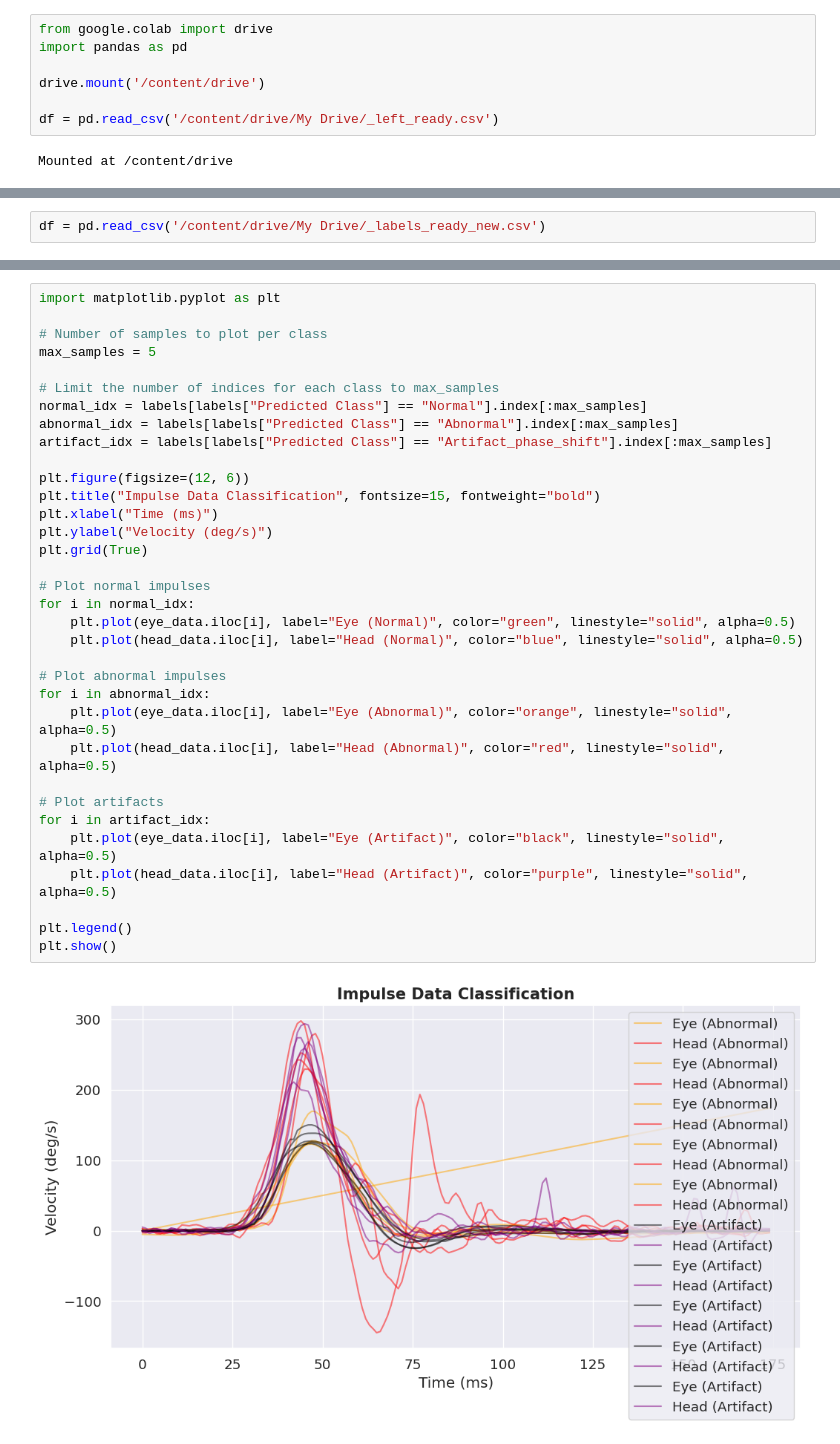
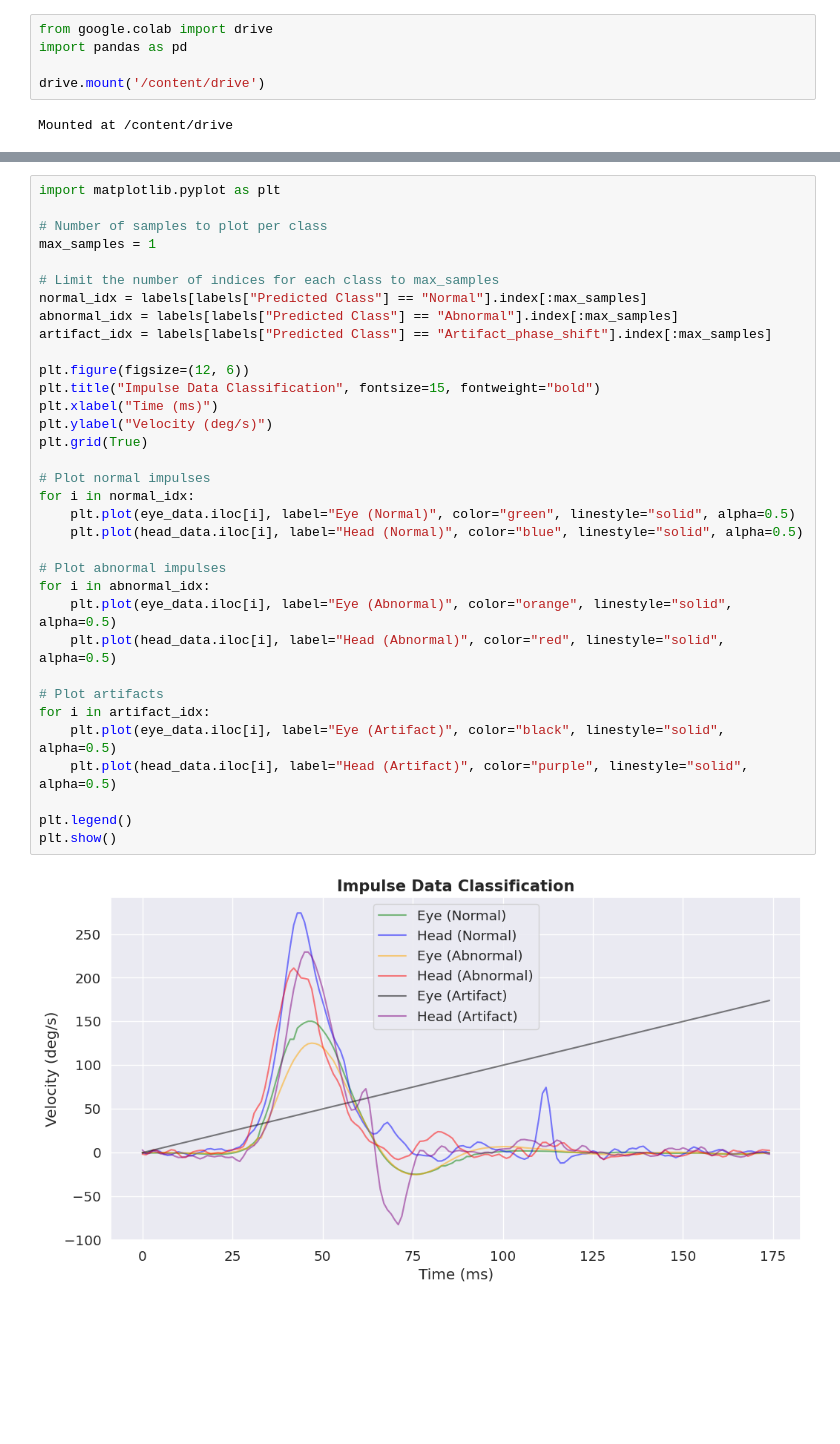
Before and after one commit to makarova-anna/COURSE_WORK_MSU_AI, a Jupyter notebook: Project_DL_Makarova_Anna.ipynb, the cells around one changed output, grey strips where cells are left out. Saved outputs shown, nothing was run; the diff lists cells and outputs as text; blank space fills up the shorter version.

```diff
--- a/Project_DL_Makarova_Anna.ipynb
+++ b/Project_DL_Makarova_Anna.ipynb
@@ -3,7 +3,5 @@ from google.colab import drive
 import pandas as pd
 
 drive.mount('/content/drive')
-
-df = pd.read_csv('/content/drive/My Drive/_left_ready.csv')
 # %% [output]
 Mounted at /content/drive
@@ -20,2 +7,0 @@ df.head()
-# %%
-df = pd.read_csv('/content/drive/My Drive/_labels_ready_new.csv')
@@ -340,35 +740,35 @@ Head data shape: (3797, 175)
 import matplotlib.pyplot as plt
 
 # Number of samples to plot per class
-max_samples = 5
+max_samples = 1
 
 # Limit the number of indices for each class to max_samples
 normal_idx = labels[labels["Predicted Class"] == "Normal"].index[:max_samples]
 abnormal_idx = labels[labels["Predicted Class"] == "Abnormal"].index[:max_samples]
 artifact_idx = labels[labels["Predicted Class"] == "Artifact_phase_shift"].index[:max_samples]
 
 plt.figure(figsize=(12, 6))
 plt.title("Impulse Data Classification", fontsize=15, fontweight="bold")
 plt.xlabel("Time (ms)")
 plt.ylabel("Velocity (deg/s)")
 plt.grid(True)
 
 # Plot normal impulses
 for i in normal_idx:
     plt.plot(eye_data.iloc[i], label="Eye (Normal)", color="green", linestyle="solid", alpha=0.5)
     plt.plot(head_data.iloc[i], label="Head (Normal)", color="blue", linestyle="solid", alpha=0.5)
 
 # Plot abnormal impulses
 for i in abnormal_idx:
     plt.plot(eye_data.iloc[i], label="Eye (Abnormal)", color="orange", linestyle="solid", alpha=0.5)
     plt.plot(head_data.iloc[i], label="Head (Abnormal)", color="red", linestyle="solid", alpha=0.5)
 
 # Plot artifacts
 for i in artifact_idx:
     plt.plot(eye_data.iloc[i], label="Eye (Artifact)", color="black", linestyle="solid", alpha=0.5)
     plt.plot(head_data.iloc[i], label="Head (Artifact)", color="purple", linestyle="solid", alpha=0.5)
 
 plt.legend()
 plt.show()
 # %% [output]
-[figure, old version]
+[figure, new version]
```
Also changed, not shown: parts of 21 cells of this notebook.
